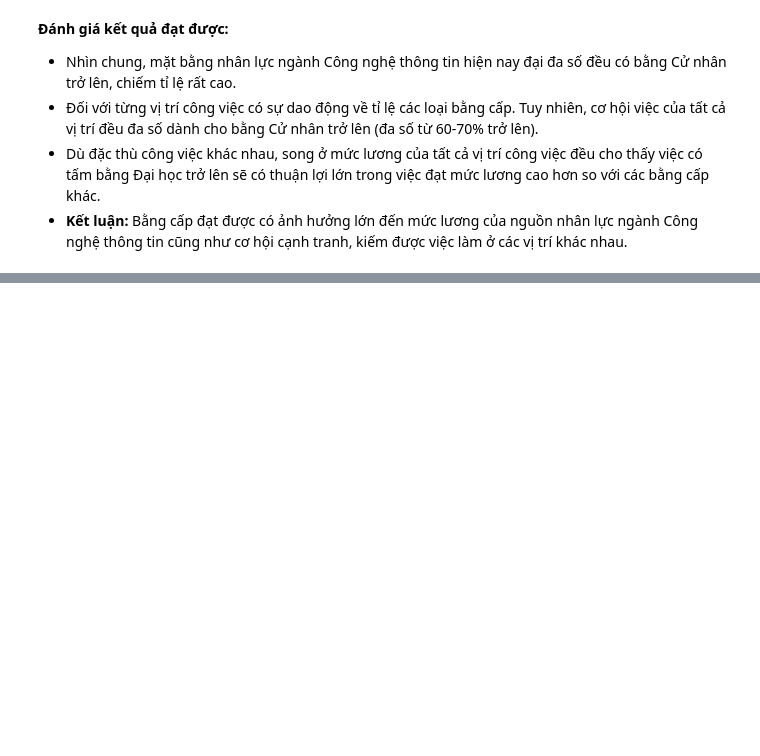
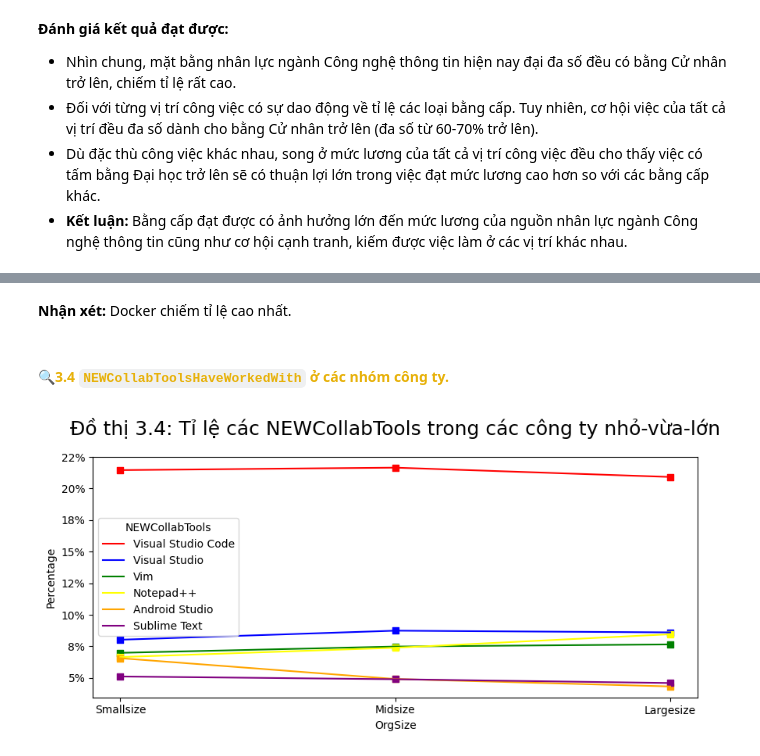
Before and after one commit to BoonRealCuaaaaa/P4DS-final, a Jupyter notebook: 03_04_Asking-and-Aswer-Questions.ipynb, the cells around one changed output, grey strips where cells are left out. Saved outputs shown, nothing was run; the diff lists cells and outputs as text; code cells hidden in the pictures; blank space fills up the shorter version.

```diff
--- a/03_04_Asking-and-Aswer-Questions.ipynb
+++ b/03_04_Asking-and-Aswer-Questions.ipynb
@@ -422,0 +549,12 @@ Text(0.5, 1.0, 'Biểu đồ 2.7: Thu nhập trung bình theo bằng cấp của
+# %% [markdown]
+<b>Nhận xét:</b> Docker chiếm tỉ lệ cao nhất.
+# %% [markdown]
+#### **<font color = #E7B10A> 🔍3.4 `NEWCollabToolsHaveWorkedWith` ở các nhóm công ty.** </font>
+# %%
+df_software_nct = extract_object(df_software, 'NEWCollabToolsHaveWorkedWith')
+top_rank = 6
+asc = False
+df_nct = convert_to_df(df_software_nct, asc)
+draw_lines_gragh(df_nct, top_rank, asc, '3.4', 'NEWCollabTools')
+# %% [output]
+[figure, added]
```
Also changed, not shown: parts of 18 cells of this notebook.
